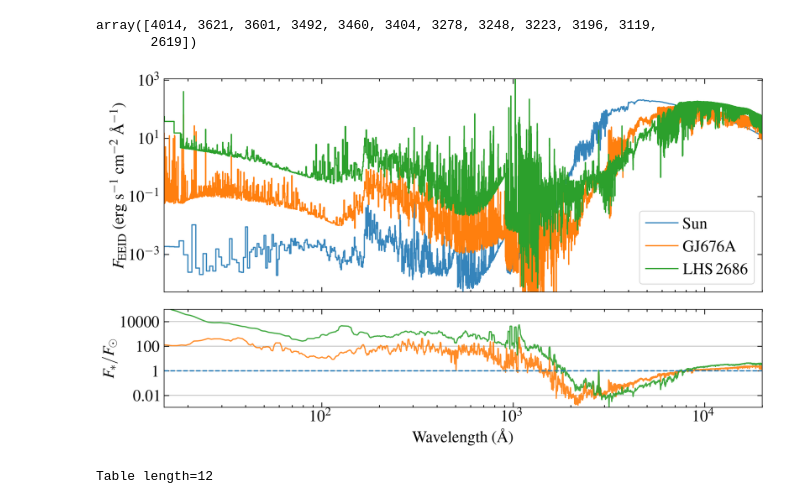
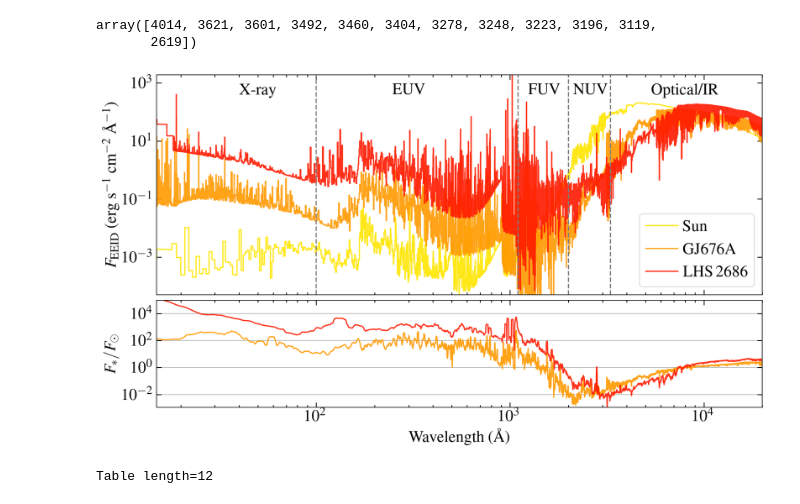
Before and after one commit to davidjwilson/SEDs, a Jupyter notebook: paper/assorted_plots.ipynb, the cells around one changed output. Drawn from its saved outputs; the diff is of its cells as text; code cells hidden in the pictures.

```diff
--- a/paper/assorted_plots.ipynb
+++ b/paper/assorted_plots.ipynb
@@ -1040,11 +1030,13 @@ ax = axes[0]
 # solscale = lstar*(dsun.to(u.m)/dstar.to(u.m))**2
 # starscale = (dstar.to(u.m)/eeidau.to(u.m))**2
 
-ax.step(sw, sf, where='mid', label='Sun', alpha=0.9)
+cols = np.linspace(0.1, 0.9, 3)[::-1]
+
+ax.step(sw, sf, where='mid', label='Sun', alpha=0.9, c=plt.cm.autumn(0.9))
 
 
 
-ax.set_ylim(5.1e-5, 1.1e3)
+ax.set_ylim(5.1e-5, 1.9e3)
 ax.set_yscale('log')
 ax.set_xscale('log')
 ax.set_xlim(15, 2e4)
@@ -1056,7 +1048,7 @@ l676 =3.404e32*u.erg/u.s
 d676 = 15.85539876*u.pc
 eeid676 = (1*u.au)*(l676/(const.L_sun.to(u.erg/u.s)))**0.5
 scale676 = (d676.to(u.au)/eeid676)**2
-ax.step(gj676['WAVELENGTH'], gj676['FLUX']*scale676, where='mid', label = 'GJ676A')
+ax.step(gj676['WAVELENGTH'], gj676['FLUX']*scale676, where='mid', label = 'GJ676A', alpha=0.9, c=plt.cm.autumn(0.6))
 
 #lowest t = lhs-2686
 lhs = fits.getdata(specs_sort[-2], 1)
@@ -1064,43 +1056,69 @@ llhs =1.08e31*u.erg/u.s
 dlhs = 13.14060447*u.pc
 eeidlhs = (1*u.au)*(llhs/(const.L_sun.to(u.erg/u.s)))**0.5
 scalelhs = (d676.to(u.au)/eeidlhs)**2
-ax.step(lhs['WAVELENGTH'], lhs['FLUX']*scalelhs, where='mid', label = 'LHS\,2686')
+ax.step(lhs['WAVELENGTH'], lhs['FLUX']*scalelhs, where='mid', label = 'LHS\,2686', alpha=0.9, c=plt.cm.autumn(0.1))
 ax.set_ylabel('$F_{\mathrm{EEID}}$ (erg s$^{-1}$ cm$^{-2}$ \AA$^{-1}$)')
 
 ax.legend(frameon=True, loc=4)
+labelfac = 1
+labely = 400
+
+ax.annotate('X-ray', (50, labelfac*labely),  ha='center')
+ax.annotate('EUV', (300, labelfac*labely), ha='center')
+ax.annotate('FUV', (1500, labelfac*labely), ha='center')
+ax.annotate('NUV', (2600, labelfac*labely), ha='center')
+ax.annotate('Optical/IR', (8000, labelfac*labely), ha='center')
+
+
+# ax.legend(frameon =True, loc=4)
+
+lines = [100, 1100, 2000, 3300]
+[ax.axvline(line, ls = '--', c='0.5') for line in lines]
+
+# yrange = 1e-10, 1e10
+# for axi in [axes[0], axes[1]]:
+
+#     axi.fill_betweenx(yrange, 0, 100, color='#2ad135', alpha=0.2, zorder=-1)
+#     axi.fill_betweenx(yrange, 100, 1100, color='#66ffcc', alpha=0.2, zorder=-1)
+#     axi.fill_betweenx(yrange, 1100, 2000, color='#d10fb4', alpha=0.2, zorder=-1)
+#     axi.fill_betweenx(yrange, 2000, 3300, color='#0f94fa', alpha=0.2, zorder=-1)
+#     axi.fill_betweenx(yrange, 3300, 2e5, color='#cc0e0e', alpha=0.2, zorder=-1)
 
 
 ax1= axes[1]
 
 mask = (gj676['WAVELENGTH'] > sw[0]) & (gj676['WAVELENGTH'] < sw[-1])
 fnew = interpolate.interp1d(gj676['WAVELENGTH'][mask], gj676['FLUX'][mask], fill_value='extrapolate')(sw)
 fnew = fnew*scale676
 ratio = fnew/sf
 ratio = convolve(ratio,Box1DKernel(5))
-ax1.plot(sw, ratio, c='C1', alpha=0.9)
+ax1.plot(sw, ratio, alpha=0.9, c=plt.cm.autumn(0.6))
 
 mask = (lhs['WAVELENGTH'] > sw[0]) & (lhs['WAVELENGTH'] < sw[-1])
 fnew = interpolate.interp1d(lhs['WAVELENGTH'][mask], lhs['FLUX'][mask], fill_value='extrapolate')(sw)
 fnew = fnew*scalelhs
 ratio = abs(fnew/sf)
 ratio = convolve(ratio,Box1DKernel(20))
-ax1.plot(sw, ratio, c='C2', alpha=0.9)
+ax1.plot(sw, ratio, alpha=0.9, c=plt.cm.autumn(0.1))
 
-ax1.axhline(1, ls='--', c='C0')
+# ax1.axhline(1, ls='--', c='C0')
 
 ax1.grid(True, which='both', axis='y')
 # ax1.plot(sw, sf)
 ax1.set_yscale('log')
 ax1.set_ylim(1.1e-3, 9.9e4)
-ax1.set_yticks([1e-2, 1, 1e2, 1e4], [0.01, 1, 100, 10000])
+ax1.set_yticks([1e-2, 1, 1e2, 1e4])#, [0.01, 1, 100, 10000])
 
 # ax1.set_xlim(30, 2e4)
 ax1.set_xlabel('Wavelength (\AA)')
 ax1.set_ylabel('$F_*/F_{\odot}$')
 
 fig.tight_layout()
+fig.subplots_adjust(hspace=0.05)
+
+fig.savefig('plots/mdwarfs_v_sun.pdf')
 # %% [output]
-[figure, old version]
+[figure, new version]
 # %%
 params
 # %% [output]
```
Also changed, not shown: parts of 8 cells of this notebook, 5 other files.
